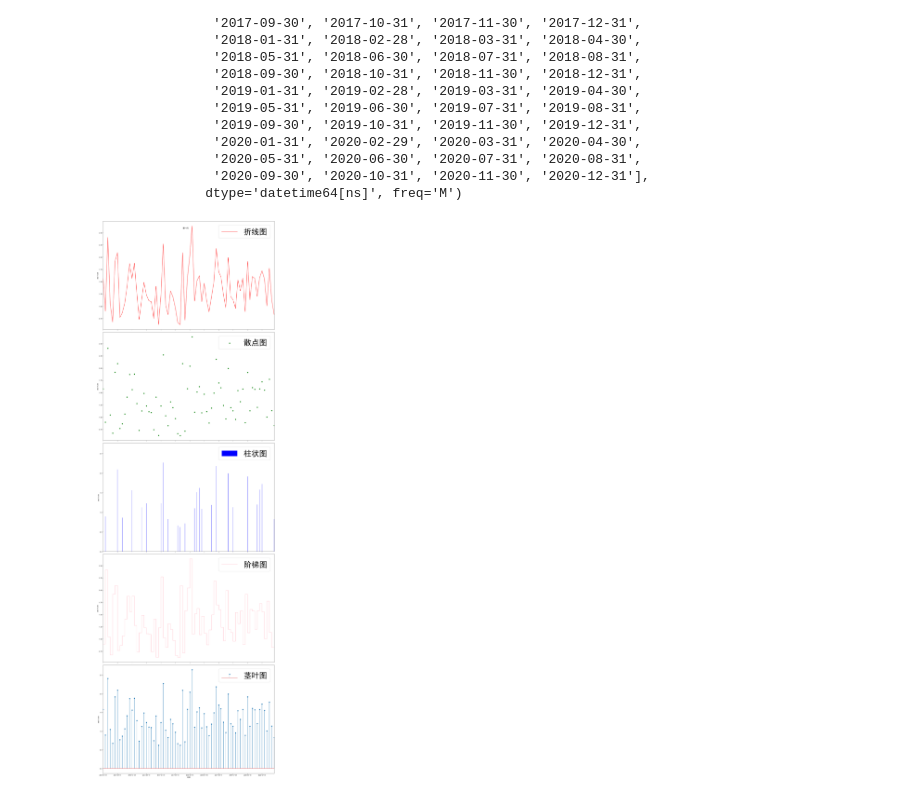
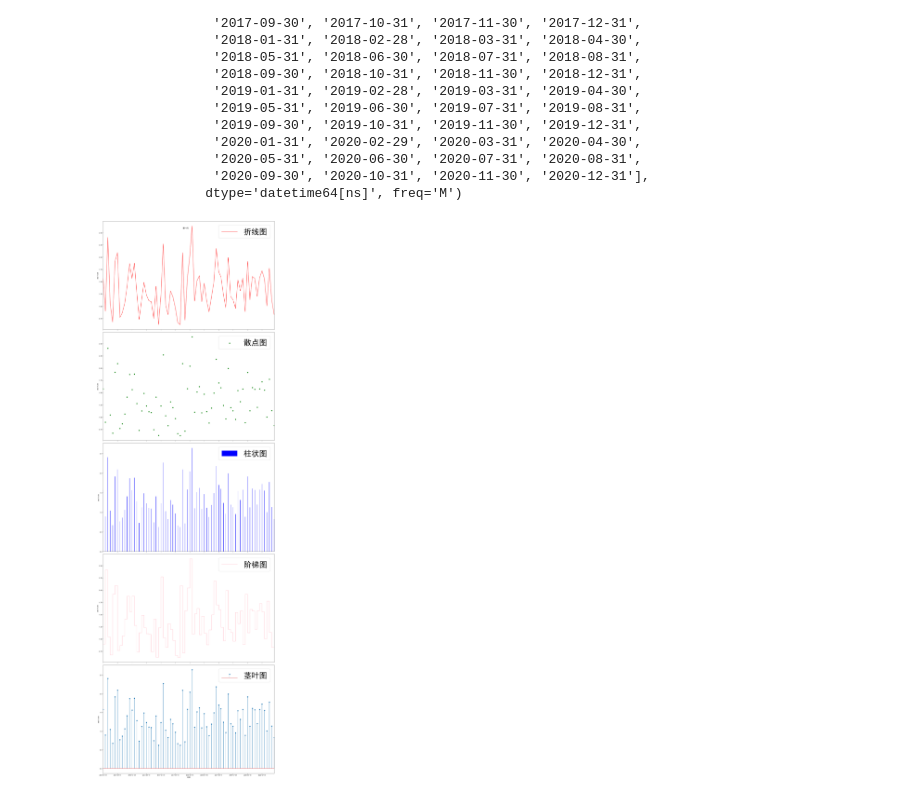
Before and after one commit to linbuer233/MyPythonPractice, a Jupyter notebook: python作业/Pythonhomework8.ipynb, the cells around one changed output. Drawn from its saved outputs; the diff is of its cells as text; code cells hidden in the pictures.

```diff
--- a/python作业/Pythonhomework8.ipynb
+++ b/python作业/Pythonhomework8.ipynb
@@ -51,8 +51,8 @@ df
 72 rows × 8 columns
 # %%
 #读取2015-2020的数据
-amp = df.loc[df['year'].isin(np.arange(2015, 2021, 1))]['amplitude']
-phase = df.loc[df['year'].isin(np.arange(2015, 2021, 1))]['phase']
+amp = df['amplitude']
+phase = df['phase']
 time = pd.date_range('20150101', '20201231', freq='1m')
 # %%
 amp
@@ -95,35 +95,35 @@ DatetimeIndex(['2015-01-31', '2015-02-28', '2015-03-31', '2015-04-30',
 fig = plt.figure(figsize=(16, 50))
 fig.suptitle('第一问')
 #分配子图
 ax1,ax2,ax3,ax4,ax5 = fig.subplots(5, 1,sharex='col')
 
 # 折线
 ax1.plot(time, amp,color='r',label='折线图')
 ax1.legend(loc='upper right',fontsize=50)
 ax1.yaxis.set_label_text('amplitude')
 # 散点
 ax2.scatter(time, amp,color='g',label='散点图')
 ax2.legend(loc='upper right',fontsize=50)
 ax2.yaxis.set_label_text('amplitude')
 # 柱状
-ax3.bar(time, amp,color='b',label='柱状图')
+ax3.bar(time, amp,width=3,color='b',label='柱状图')
 ax3.legend(loc='upper right',fontsize=50)
 ax3.yaxis.set_label_text('amplitude')
 # 阶梯
 ax4.step(time, amp,color='pink',label='阶梯图')
 ax4.legend(loc='upper right',fontsize=50)
 ax4.yaxis.set_label_text('amplitude')
 # 茎叶
 ax5.stem(time, amp,label='茎叶图')
 ax5.legend(loc='upper right',fontsize=50)
 ax5.set_xticks(pd.date_range('20150101',periods=13,freq='6m'))
 ax5.xaxis.set_label_text('时间')
 ax5.yaxis.set_label_text('amplitude')
 plt.xlim(time[0],time[-1])
 plt.tight_layout()
 plt.savefig('../pythonhome8.png')
 # %% [output]
-[figure, old version]
+[figure, new version]
 # %%
 fig=plt.figure(figsize=(16,9))
 fig.suptitle('第二问')
```
Also changed, not shown: parts of 2 cells of this notebook.
